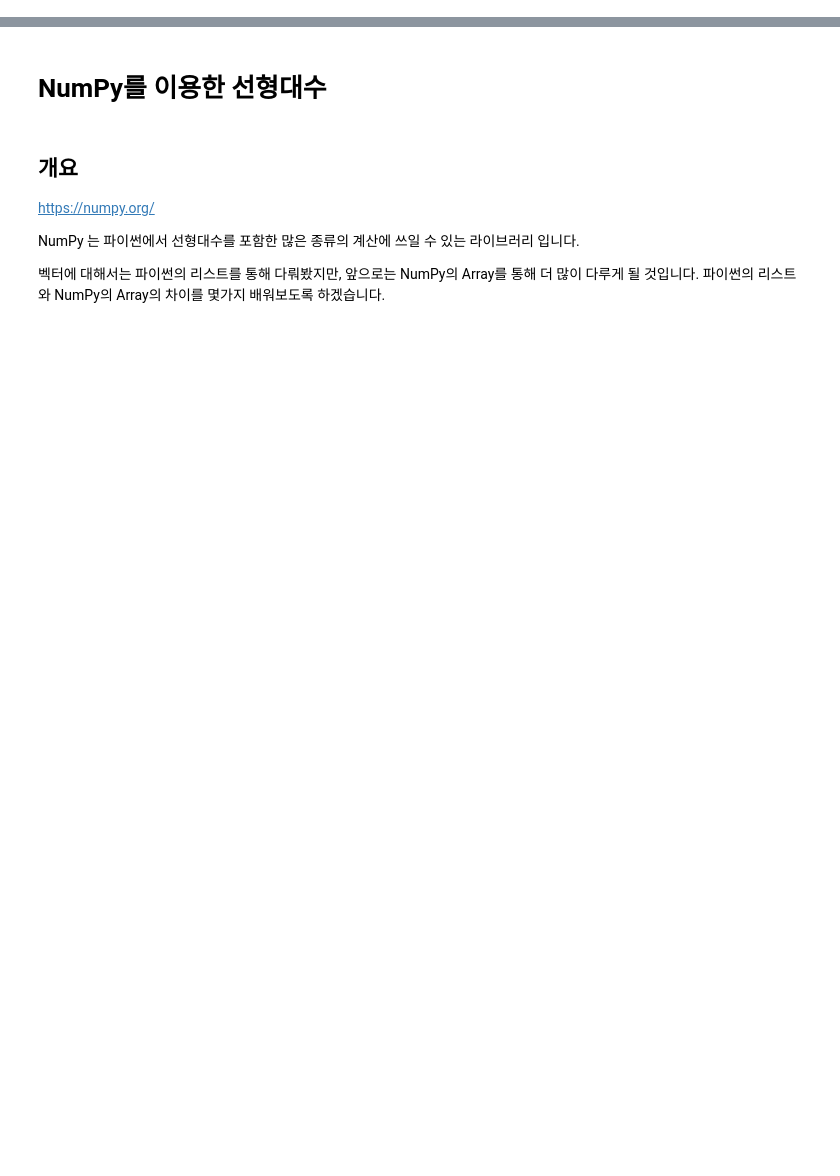
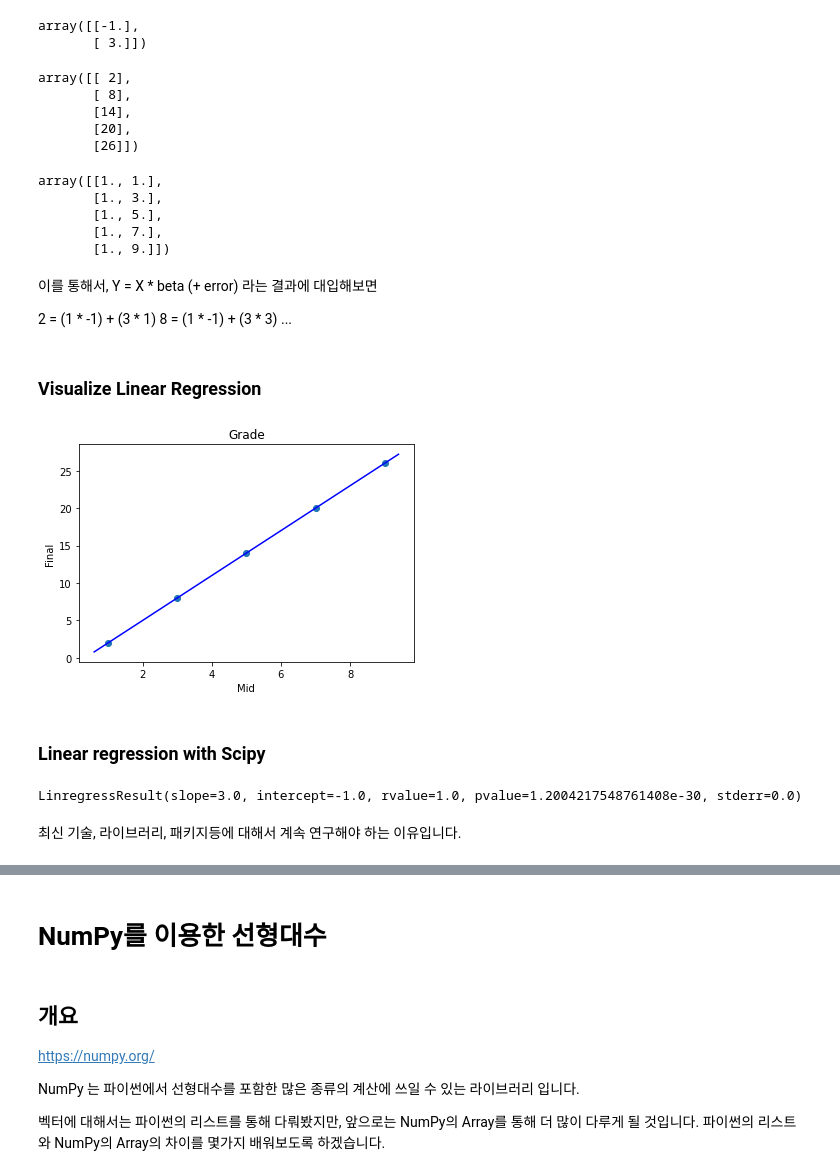
Before and after one commit to ttogle918/ds-zip, a Jupyter notebook: n131-vectors-and-matrices/n131-vectors-matrices.ipynb, the cells around one changed output, grey strips where cells are left out. Saved outputs shown, nothing was run; the diff lists cells and outputs as text; code cells hidden in the pictures; blank space fills up the shorter version.

```diff
--- a/n131-vectors-and-matrices/n131-vectors-matrices.ipynb
+++ b/n131-vectors-and-matrices/n131-vectors-matrices.ipynb
@@ -193,0 +134,14 @@ plt.imshow(img);
+# %%
+import matplotlib.pyplot as plt
+import numpy as np
+import pandas as pd
+
+df = pd.DataFrame([
+    [1,3,5,7,9],
+    [2,8,14,20,26]],
+    index = ['mid','final']
+).T
+
+df['ones'] = np.ones(5)
+
+df
@@ -193,0 +155,62 @@ plt.imshow(img);
+# %%
+X = df[['ones', 'mid']].values
+Y = df['final'].values.reshape(-1, 1) # Transpose
+
+# 위의 공식 계산
+beta = np.matmul(np.linalg.inv(np.matmul(np.transpose(X), X)), np.matmul(np.transpose(X), Y))
+
+beta
+# %% [output]
+array([[-1.],
+       [ 3.]])
+# %%
+Y
+# %% [output]
+array([[ 2],
+       [ 8],
+       [14],
+       [20],
+       [26]])
+# %%
+X
+# %% [output]
+array([[1., 1.],
+       [1., 3.],
+       [1., 5.],
+       [1., 7.],
+       [1., 9.]])
+# %% [markdown]
+이를 통해서,
+Y = X * beta (+ error) 라는 결과에 대입해보면
+
+2 = (1 * -1) + (3 * 1)
+8 = (1 * -1) + (3 * 3)
+...
+# %% [markdown]
+### Visualize Linear Regression
+# %%
+# Beta 를 변수로 저장
+beta_0 = beta[0, 0]
+beta_1 = beta[1, 0]
+
+# 선으로 그림
+plt.scatter(df['mid'], df['final'])
+axes = plt.gca()
+x_vals = np.array(axes.get_xlim())
+y_vals = beta_0 + beta_1 * x_vals
+plt.plot(x_vals, y_vals, '-', color='b')
+plt.title('Grade')
+plt.xlabel('Mid')
+plt.ylabel('Final')
+plt.show()
+# %% [output]
+[figure, added]
+# %% [markdown]
+### Linear regression with Scipy
+# %%
+from scipy import stats
+stats.linregress([1, 3, 5, 7, 9], [2, 8, 14, 20, 26])
+# %% [output]
+LinregressResult(slope=3.0, intercept=-1.0, rvalue=1.0, pvalue=1.2004217548761408e-30, stderr=0.0)
+# %% [markdown]
+최신 기술, 라이브러리, 패키지등에 대해서 계속 연구해야 하는 이유입니다.
```
Also changed, not shown: parts of 81 cells of this notebook, 8 other files.
